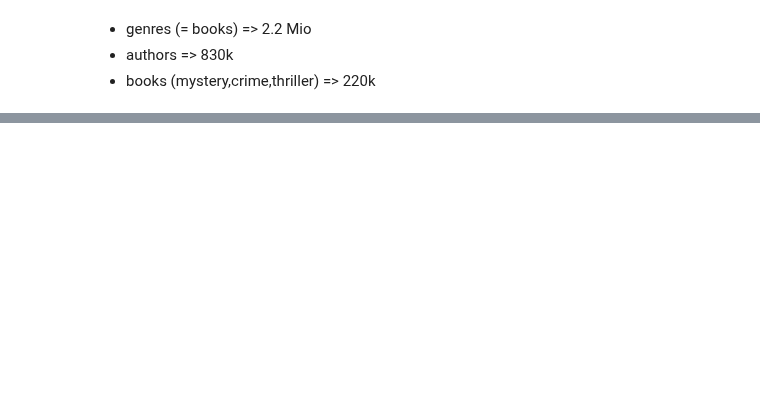
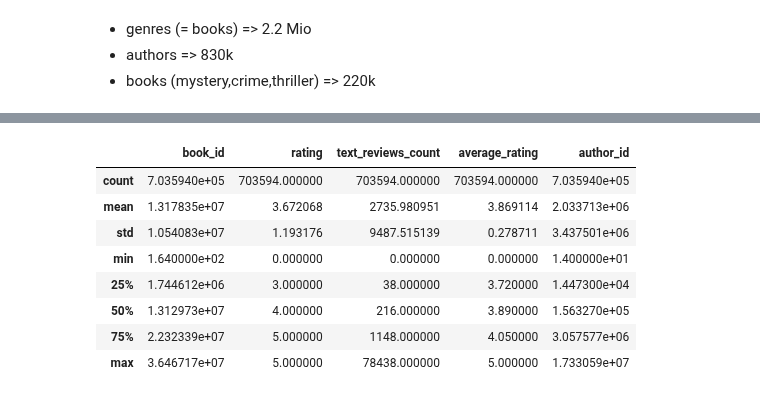
Before and after one commit to simon376/ds-recommender-project, a Jupyter notebook: 01_data_preparation.ipynb, the cells around one changed output, grey strips where cells are left out. Drawn from its saved outputs; the diff is of its cells as text; code cells hidden in the pictures; blank space fills up the shorter version.

Commit message:
moved the Pandas CSV df merge to 01_data_prep - removed all the old data prep code

```diff
--- a/01_data_preparation.ipynb
+++ b/01_data_preparation.ipynb
@@ -358,4 +212,0 @@ df_books['title'] = df_books['title'].str.encode('utf-8')
-# %%
-df_books['description'] = df_books['description'].replace(r'\n',' ', regex=True)
-# %%
-df_books = df_books.join(df_authors, on='author_id')
@@ -547,0 +215,3 @@ sns.barplot(cleaned_s.head(30).values, cleaned_s.head(30).index, log=True)
+# %%
+df_join = pd.merge(df_reviews, df_books, left_on="book_id", right_index=True)
+df_join.head()
@@ -547,0 +297,14 @@ sns.barplot(cleaned_s.head(30).values, cleaned_s.head(30).index, log=True)
+# %%
+df_join.dropna(inplace=True)
+# %%
+df_join.describe()
+# %% [output]
+|  | book_id | rating | text_reviews_count | average_rating | author_id |
+| count | 7.035940e+05 | 703594.000000 | 703594.000000 | 703594.000000 | 7.035940e+05 |
+| mean | 1.317835e+07 | 3.672068 | 2735.980951 | 3.869114 | 2.033713e+06 |
+| std | 1.054083e+07 | 1.193176 | 9487.515139 | 0.278711 | 3.437501e+06 |
+| min | 1.640000e+02 | 0.000000 | 0.000000 | 0.000000 | 1.400000e+01 |
+| 25% | 1.744612e+06 | 3.000000 | 38.000000 | 3.720000 | 1.447300e+04 |
+| 50% | 1.312973e+07 | 4.000000 | 216.000000 | 3.890000 | 1.563270e+05 |
+| 75% | 2.232339e+07 | 5.000000 | 1148.000000 | 4.050000 | 3.057577e+06 |
+| max | 3.646717e+07 | 5.000000 | 78438.000000 | 5.000000 | 1.733059e+07 |
```
Also changed, not shown: parts of 79 cells of this notebook, 1 other file.
